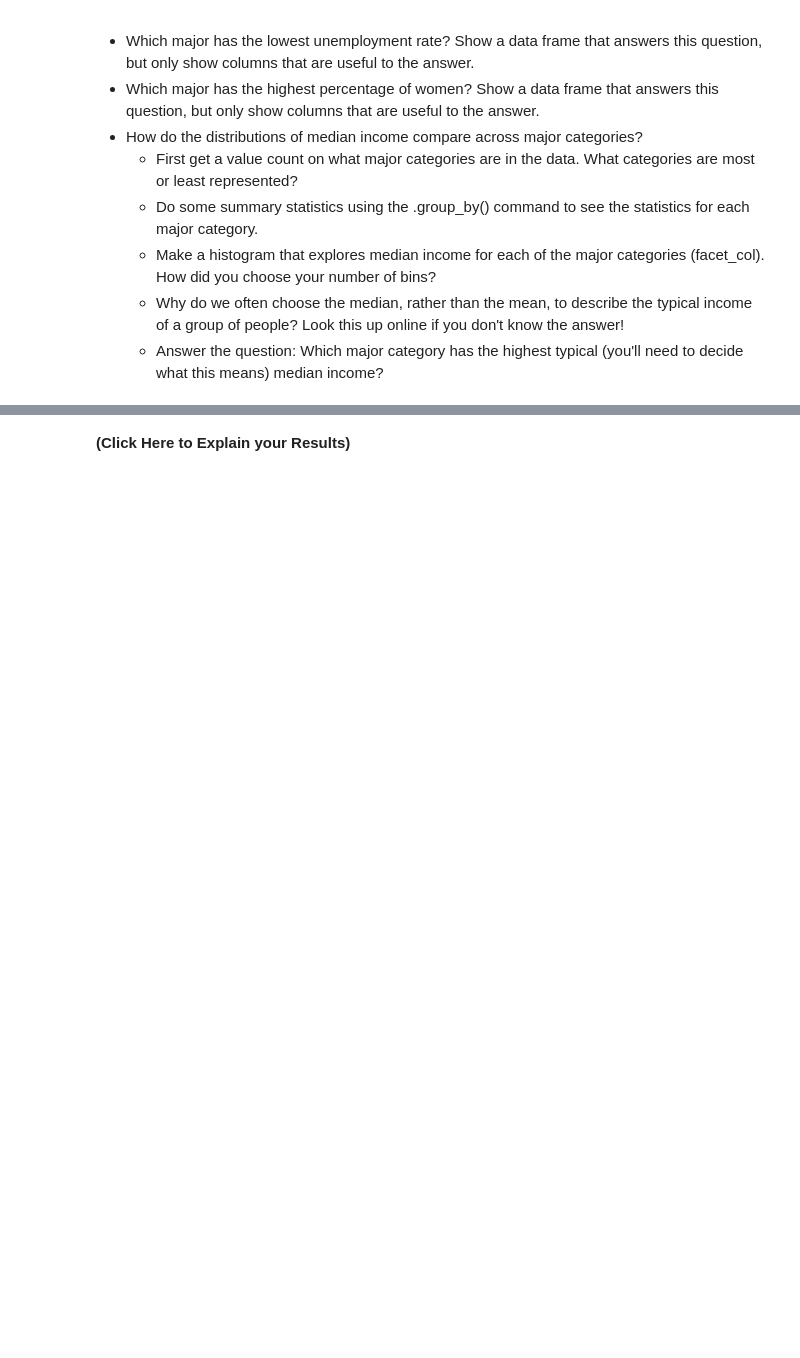
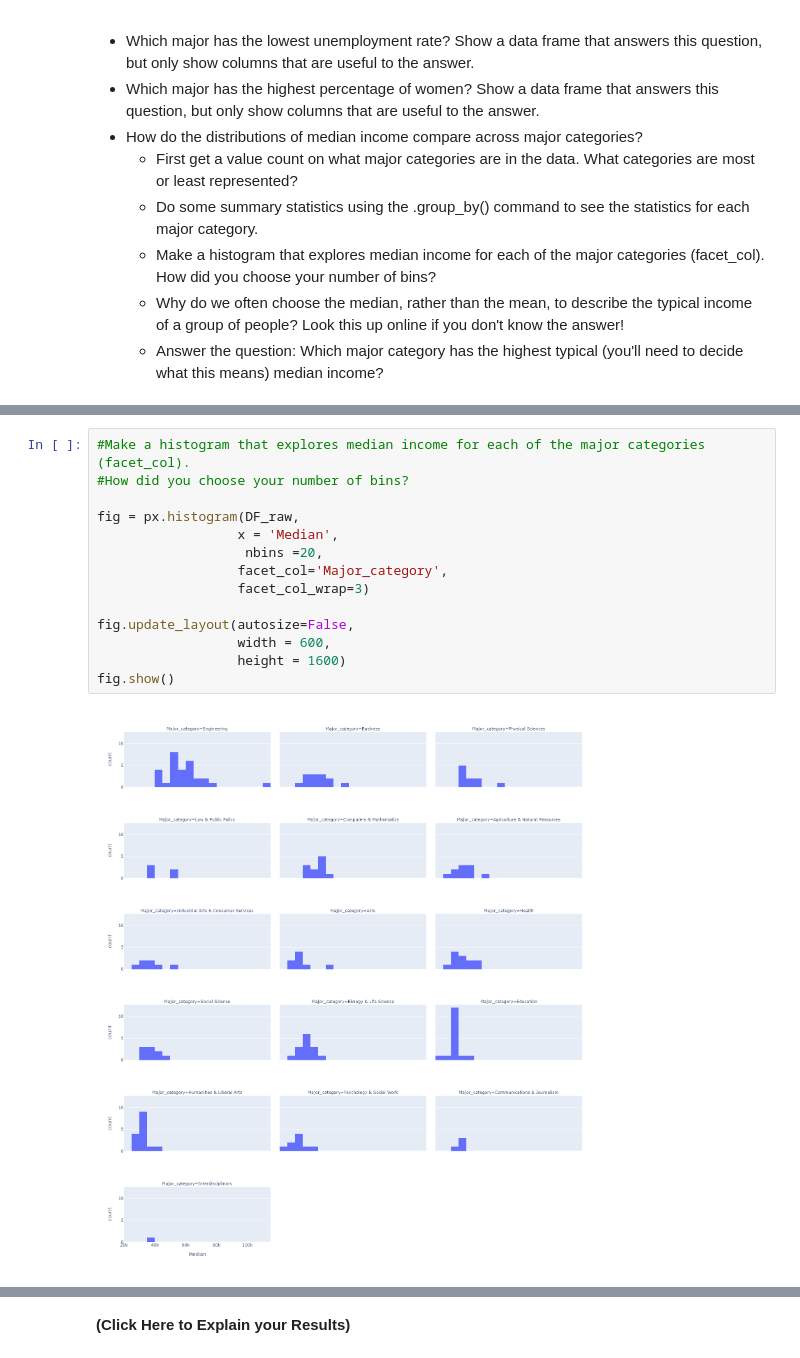
Before and after one commit to Kadegrothem/Day7, a Jupyter notebook: Day7-HW.ipynb, the cells around one changed output, grey strips where cells are left out. Saved outputs shown, nothing was run; the diff lists cells and outputs as text; blank space fills up the shorter version.

```diff
--- a/Day7-HW.ipynb
+++ b/Day7-HW.ipynb
@@ -290,0 +326,16 @@ DF_raw.groupby(by=['Women'])[my_columns].max()
+# %%
+#Make a histogram that explores median income for each of the major categories (facet_col).
+#How did you choose your number of bins?
+
+fig = px.histogram(DF_raw,
+                  x = 'Median',
+                   nbins =20,
+                  facet_col='Major_category',
+                  facet_col_wrap=3)
+
+fig.update_layout(autosize=False,
+                  width = 600,
+                  height = 1600)
+fig.show()
+# %% [output]
+[figure, added]
```
Also changed, not shown: parts of 6 cells of this notebook.
